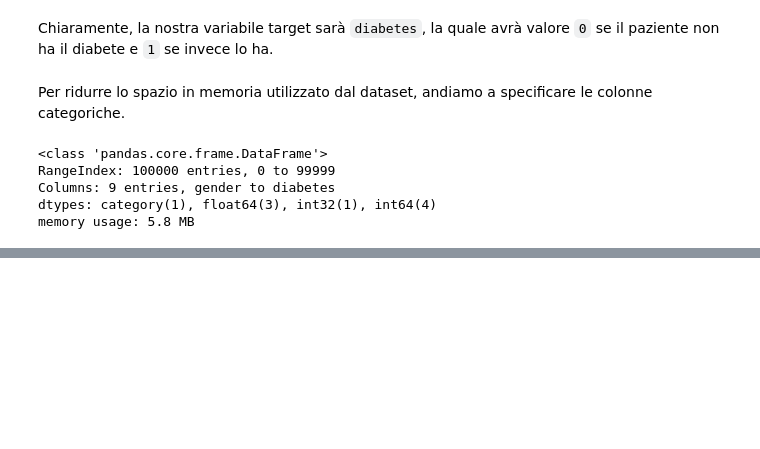
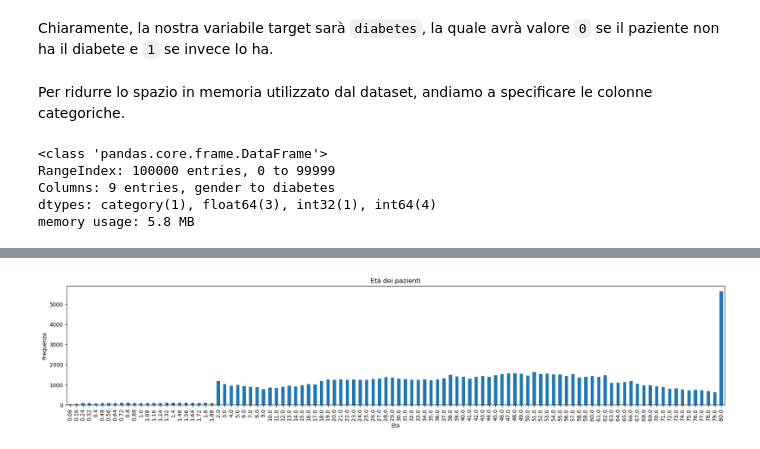
Before and after one commit to LorenzoRigoni/DIA24-Diabetes-Prediction, a Jupyter notebook: Diabetes_prediction.ipynb, the cells around one changed output, grey strips where cells are left out. Cells and saved outputs as stored; diff of their text form; code cells hidden in the pictures; blank space fills up the shorter version.

```diff
--- a/Diabetes_prediction.ipynb
+++ b/Diabetes_prediction.ipynb
@@ -96,0 +136,8 @@ memory usage: 5.8 MB
+# %%
+patients['age'].value_counts().sort_index().plot.bar(figsize=(22, 4))
+plt.title("Età dei pazienti")
+plt.xlabel("Età")
+plt.ylabel("Frequenza")
+plt.show();
+# %% [output]
+[figure, added]
```
Also changed, not shown: parts of 9 cells of this notebook.
